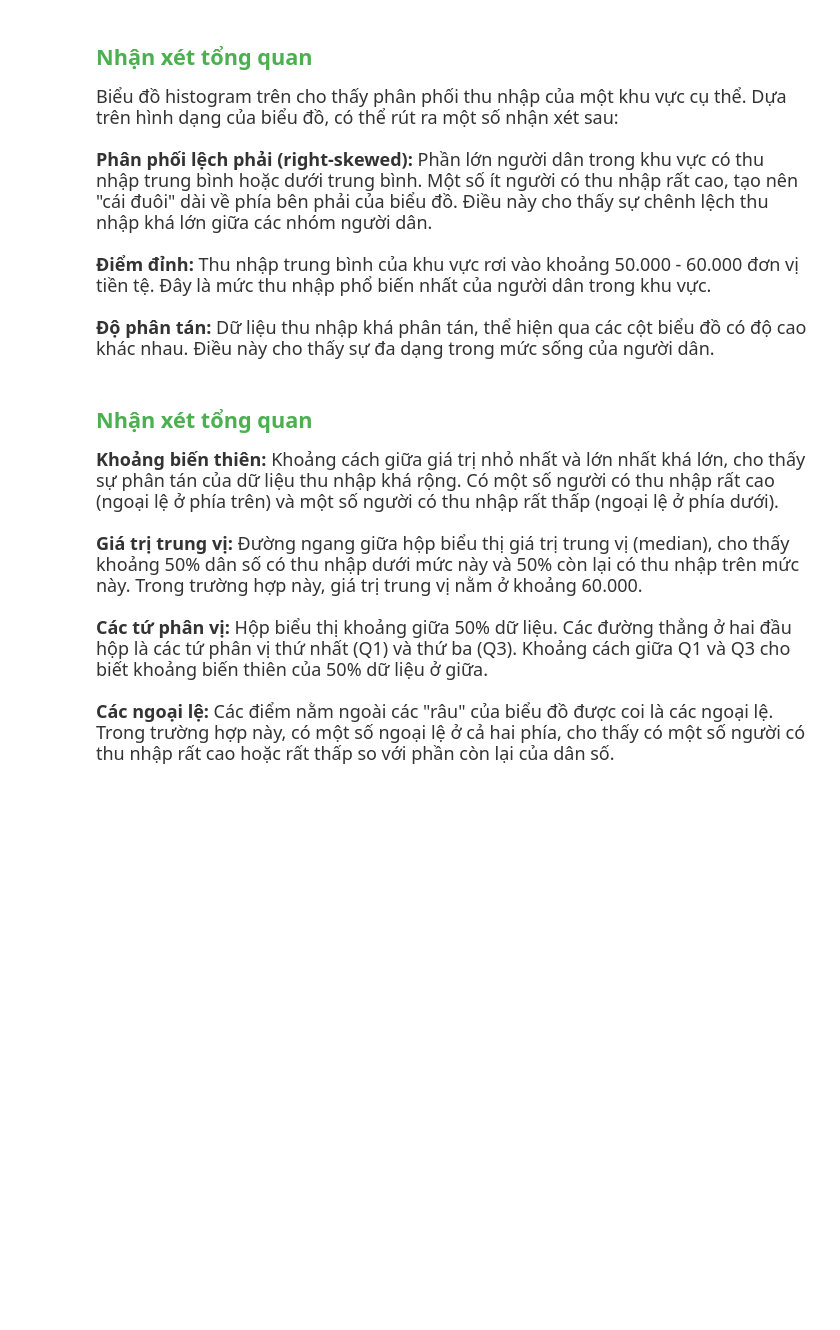
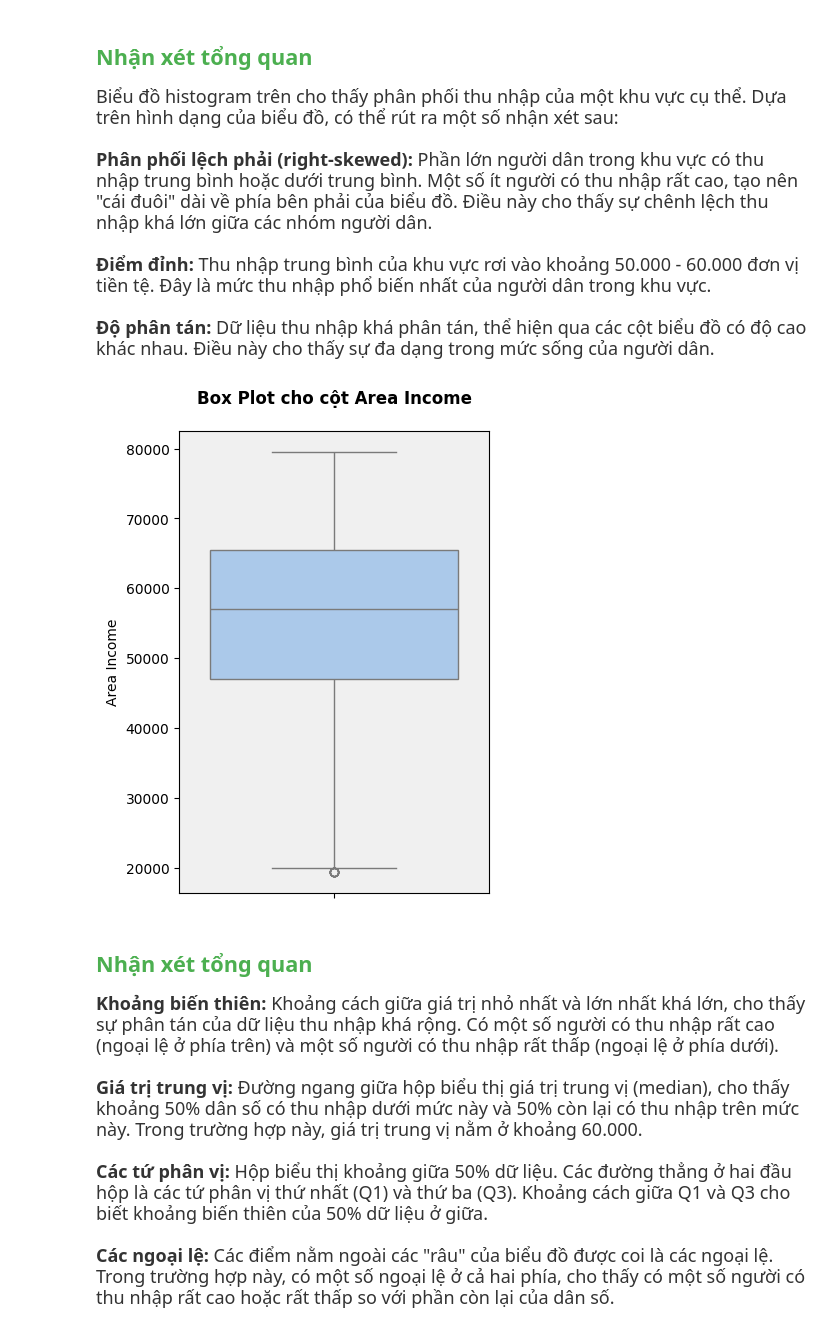
Before and after one commit to Locung201/Group3_PTDLUD_HCMUS_2425, a Jupyter notebook: Gd2_EDA.ipynb, the cells around one changed output. Saved outputs shown, nothing was run; the diff lists cells and outputs as text; code cells hidden in the pictures; blank space fills up the shorter version.

```diff
--- a/Gd2_EDA.ipynb
+++ b/Gd2_EDA.ipynb
@@ -292,12 +361,14 @@ plt.show()
 # %%
 sns.set_palette("pastel")
 # Tạo biểu đồ hộp (boxplot) cho cột 'Area Income'
-plt.figure(figsize=(6, 6))
+plt.figure(figsize=(4, 6))
 ax = sns.boxplot(y='Area Income', data=df)
 ax.set_facecolor('#f0f0f0')
 
 plt.title('Box Plot cho cột Area Income', fontsize=12, fontweight='bold', pad=20)
 plt.show()
+# %% [output]
+[figure, added]
 # %% [markdown]
 <h2 style="color: #4CAF50;">Nhận xét tổng quan</h2>
 <p style="color: #333333; font-size: 18px;">
```
Also changed, not shown: parts of 25 cells of this notebook.
